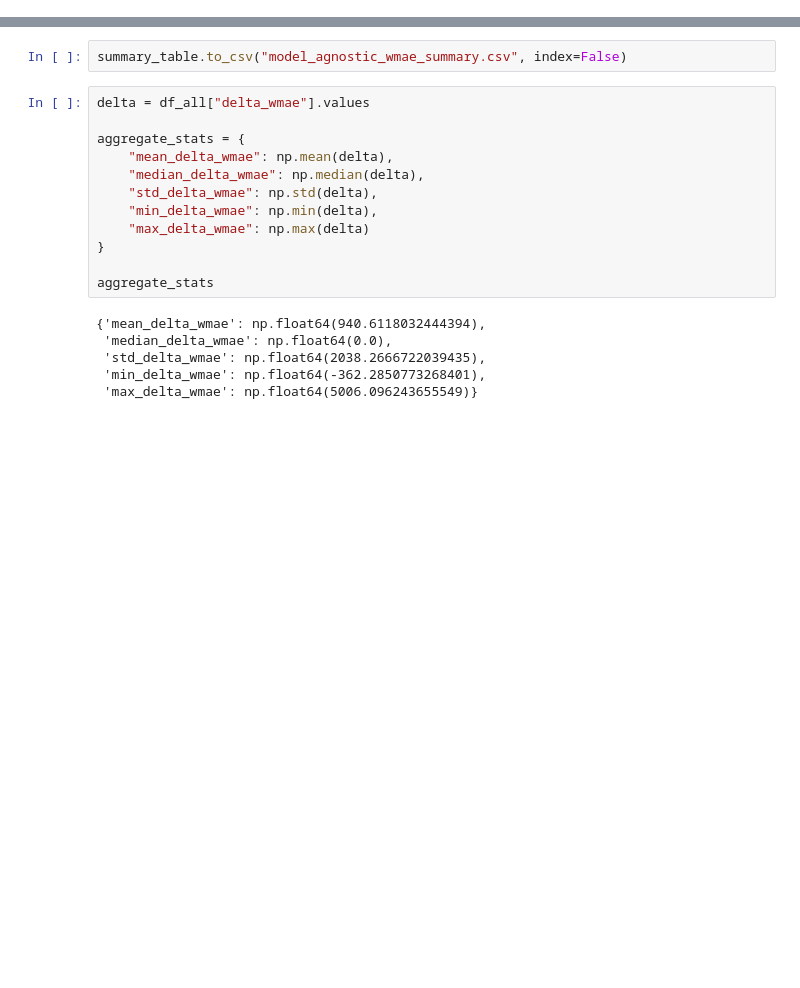
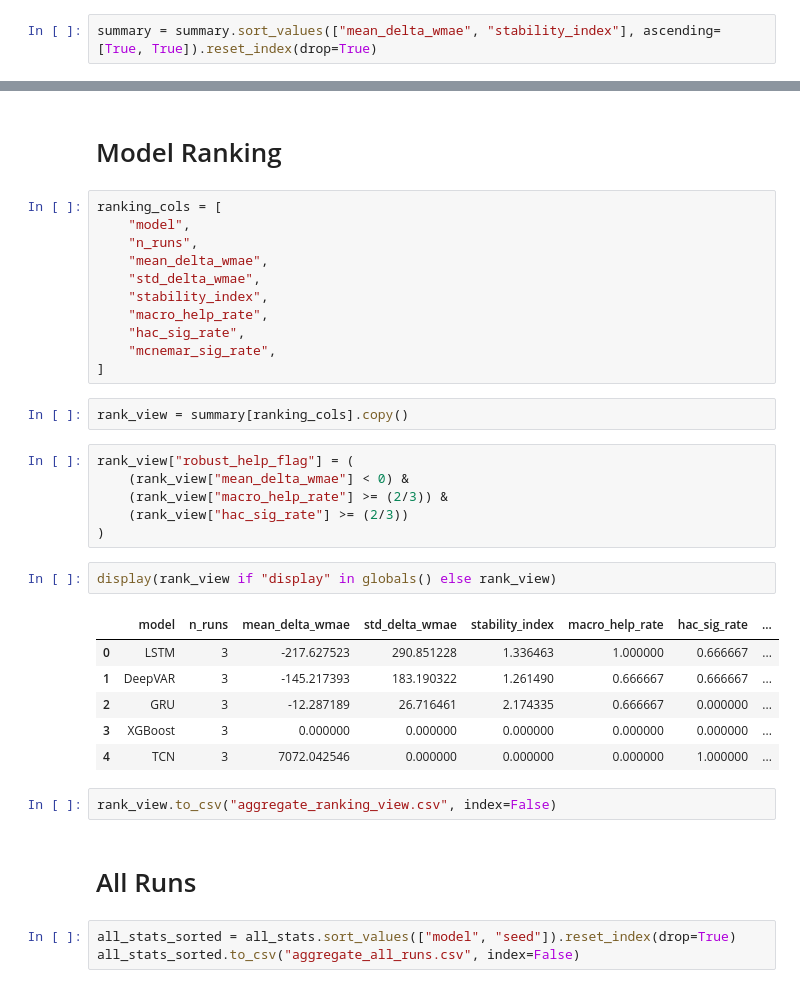
Before and after one commit to NichBry25/BitcoinPricePrediction, a Jupyter notebook: ModelAgnosticStatisticAggregation.ipynb, the cells around one changed output, grey strips where cells are left out. Cells and saved outputs as stored; diff of their text form; blank space fills up the shorter version.

```diff
--- a/ModelAgnosticStatisticAggregation.ipynb
+++ b/ModelAgnosticStatisticAggregation.ipynb
@@ -37,0 +277,2 @@ summary_table
+# %%
+summary = summary.sort_values(["mean_delta_wmae", "stability_index"], ascending=[True, True]).reset_index(drop=True)
@@ -38,20 +340,37 @@ summary_table
+# %% [markdown]
+# Model Ranking
+# %%
+ranking_cols = [
+    "model",
+    "n_runs",
+    "mean_delta_wmae",
+    "std_delta_wmae",
+    "stability_index",
+    "macro_help_rate",
+    "hac_sig_rate",
+    "mcnemar_sig_rate",
+]
+# %%
+rank_view = summary[ranking_cols].copy()
+# %%
+rank_view["robust_help_flag"] = (
+    (rank_view["mean_delta_wmae"] < 0) &
+    (rank_view["macro_help_rate"] >= (2/3)) &
+    (rank_view["hac_sig_rate"] >= (2/3))
+)
+# %%
+display(rank_view if "display" in globals() else rank_view)
+# %% [output]
+|  | model | n_runs | mean_delta_wmae | std_delta_wmae | stability_index | macro_help_rate | hac_sig_rate | ... |
+| 0 | LSTM | 3 | -217.627523 | 290.851228 | 1.336463 | 1.000000 | 0.666667 | ... |
+| 1 | DeepVAR | 3 | -145.217393 | 183.190322 | 1.261490 | 0.666667 | 0.666667 | ... |
+| 2 | GRU | 3 | -12.287189 | 26.716461 | 2.174335 | 0.666667 | 0.000000 | ... |
+| 3 | XGBoost | 3 | 0.000000 | 0.000000 | 0.000000 | 0.000000 | 0.000000 | ... |
+| 4 | TCN | 3 | 7072.042546 | 0.000000 | 0.000000 | 0.000000 | 1.000000 | ... |
 # %%
-summary_table.to_csv("model_agnostic_wmae_summary.csv", index=False)
+rank_view.to_csv("aggregate_ranking_view.csv", index=False)
-# %%
-delta = df_all["delta_wmae"].values
-
-aggregate_stats = {
-    "mean_delta_wmae": np.mean(delta),
-    "median_delta_wmae": np.median(delta),
-    "std_delta_wmae": np.std(delta),
-    "min_delta_wmae": np.min(delta),
-    "max_delta_wmae": np.max(delta)
-}
-
-aggregate_stats
-# %% [output]
-{'mean_delta_wmae': np.float64(940.6118032444394),
- 'median_delta_wmae': np.float64(0.0),
- 'std_delta_wmae': np.float64(2038.2666722039435),
- 'min_delta_wmae': np.float64(-362.2850773268401),
- 'max_delta_wmae': np.float64(5006.096243655549)}
+# %% [markdown]
+# All Runs
+# %%
+all_stats_sorted = all_stats.sort_values(["model", "seed"]).reset_index(drop=True)
+all_stats_sorted.to_csv("aggregate_all_runs.csv", index=False)
```
Also changed, not shown: parts of 25 cells of this notebook.
